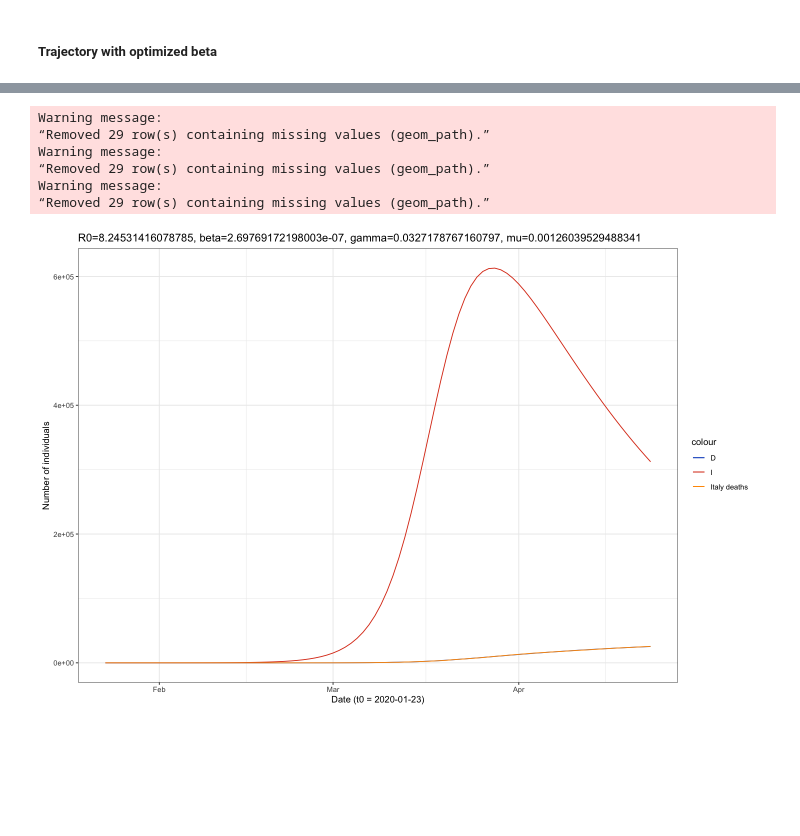
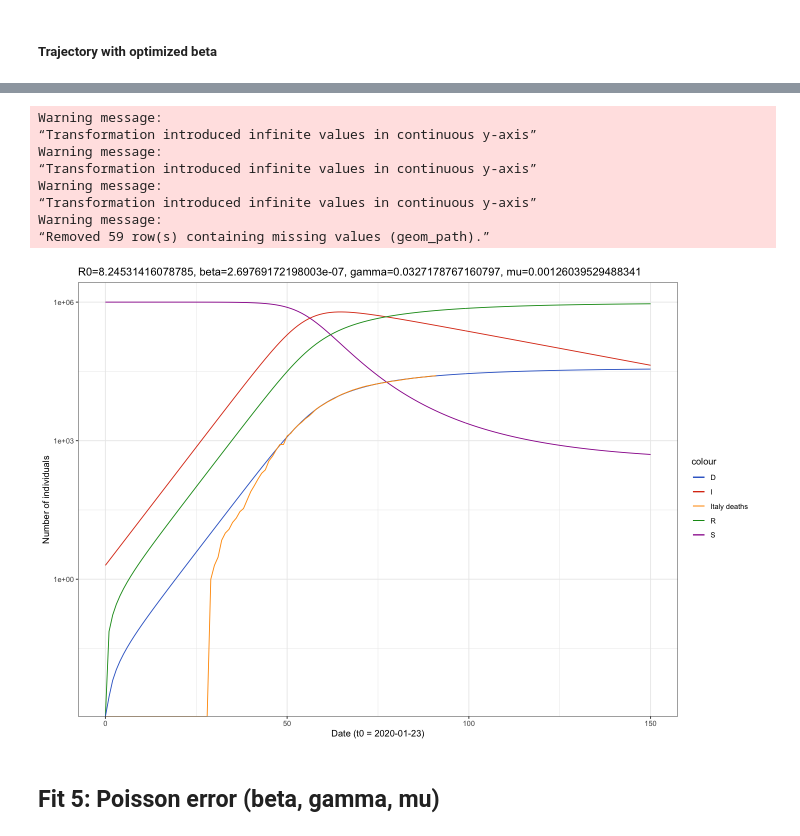
Before and after one commit to cc2qe/covid-19, a Jupyter notebook: covid_global.ipynb, the cells around one changed output, grey strips where cells are left out. Drawn from its saved outputs; the diff is of its cells as text; code cells hidden in the pictures; blank space fills up the shorter version.

Commit message:
poisson error model

```diff
--- a/covid_global.ipynb
+++ b/covid_global.ipynb
@@ -455,7 +482,7 @@ trajectory <- function(model, params, init, times, pop.names) {
 ##### Variables
 # %%
 # Grid where to evaluate
-max_time <- 120
+max_time <- 150
 resolution <- 1
 times <- seq(0, max_time, by=resolution)
 # %% [markdown]
@@ -548,21 +593,25 @@ trajectory(
 # %%
-# plot the simulated data compared to the observed (italy) data
-p <- ggplot(join(sim, italy, by='t'), aes(x=date))
+# plot the simulated data compared to the observed (italy) data (log transformed)
+p <- ggplot(join(sim, italy, by='t'), aes(x=t))
 p <- p + theme_bw() + scale_color_gdocs()
-# p <- p + geom_line(aes(y=S, col='S'))
+p <- p + geom_line(aes(y=S, col='S'))
 p <- p + geom_line(aes(y=I, col='I'))
-# p <- p + geom_line(aes(y=R, col='R'))
+p <- p + geom_line(aes(y=R, col='R'))
 p <- p + geom_line(aes(y=D, col='D'))
 p <- p + geom_line(aes(y=death, col='Italy deaths'))
-# p <- p + scale_y_continuous(trans='log10')
+p <- p + scale_y_continuous(trans='log10')
 p <- p + ggtitle(paste0('R0=', R0, ', beta=', exp(opt[1]), ', gamma=', exp(opt[2]), ', mu=', exp(opt[3])))
 p <- p + xlab('Date (t0 = 2020-01-23)') + ylab('Number of individuals')
 p
 # %% [output]
 Warning message:
-“Removed 29 row(s) containing missing values (geom_path).”
+“Transformation introduced infinite values in continuous y-axis”
 Warning message:
-“Removed 29 row(s) containing missing values (geom_path).”
+“Transformation introduced infinite values in continuous y-axis”
 Warning message:
-“Removed 29 row(s) containing missing values (geom_path).”
+“Transformation introduced infinite values in continuous y-axis”
+Warning message:
+“Removed 59 row(s) containing missing values (geom_path).”
-[figure, old version]
+[figure, new version]
+# %% [markdown]
+## Fit 5: Poisson error (beta, gamma, mu)
```
Also changed, not shown: parts of 32 cells of this notebook.
